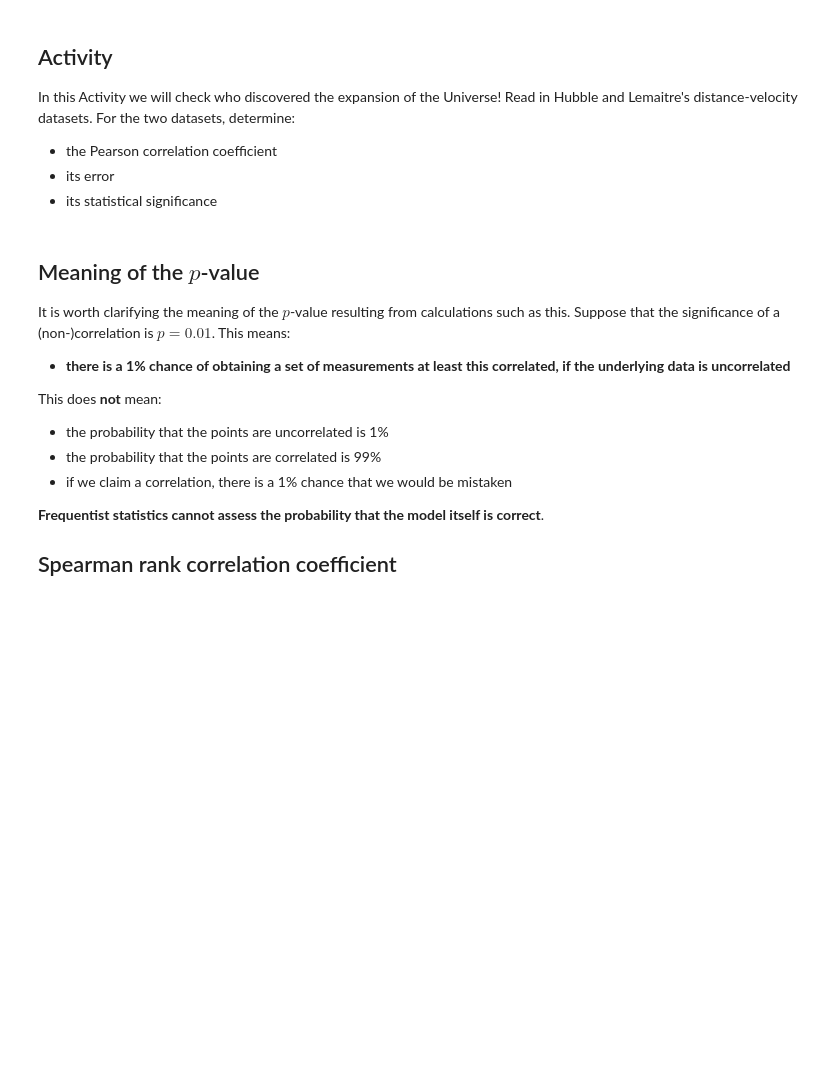
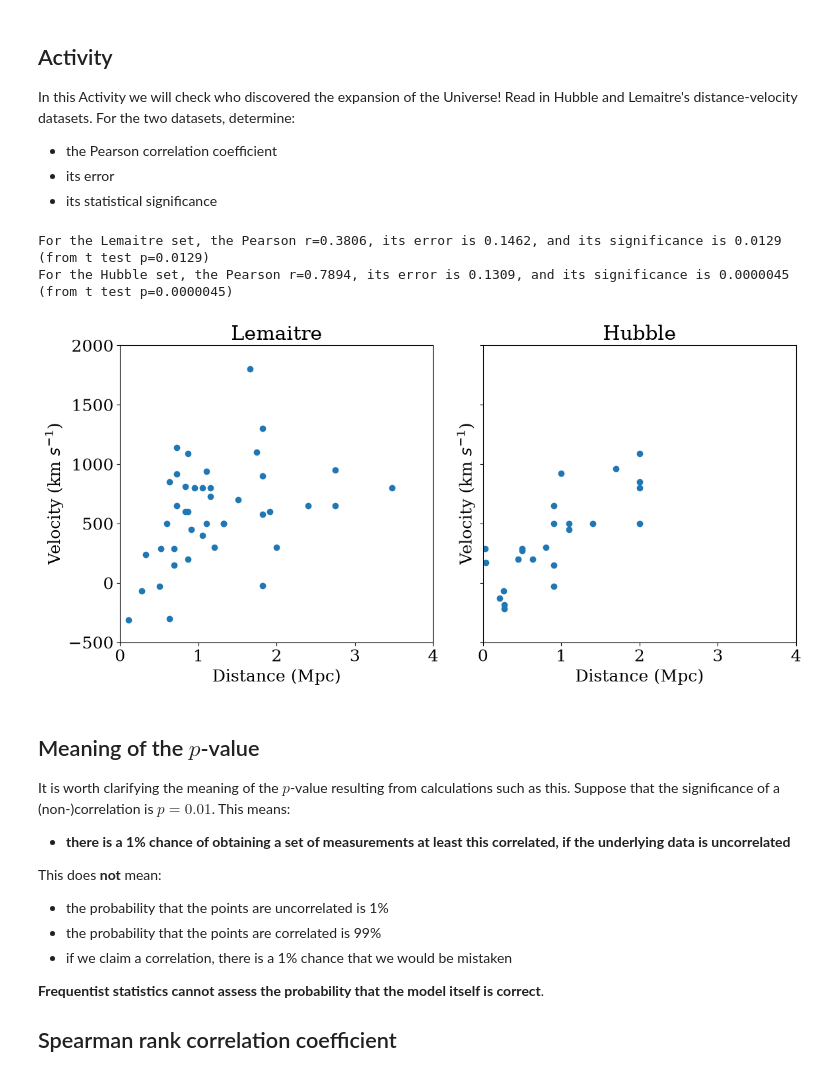
Before and after one commit to bray217/CAS_Stats_course_Sep_25, a Jupyter notebook: TO_CHANGE_Jupyter_notebooks/Notebook_Class2_CorrelationTesting.ipynb, the cells around one changed output. Cells and saved outputs as stored; diff of their text form; code cells hidden in the pictures; blank space fills up the shorter version.

```diff
--- a/TO_CHANGE_Jupyter_notebooks/Notebook_Class2_CorrelationTesting.ipynb
+++ b/TO_CHANGE_Jupyter_notebooks/Notebook_Class2_CorrelationTesting.ipynb
@@ -126,6 +136,46 @@ In this Activity we will check who discovered the expansion of the Universe!  Re
 - the Pearson correlation coefficient
 - its error
 - its statistical significance
+# %%
+lemaitre = np.loadtxt("../Datasets/lemaitre.dat")
+lemaitreDist = lemaitre[:,0]
+lemaitreVel = lemaitre[:,1]
+lemaitre_N = len(lemaitreVel)
+lemaitre_nu = lemaitre_N - 2
+
+hubble = np.loadtxt("../Datasets/hubble.dat")
+hubbleDist = hubble[:,0]
+hubbleVel = hubble[:,1]
+hubble_N = len(hubbleVel)
+hubble_nu = hubble_N - 2
+
+fig, ax = plt.subplots(1,2, figsize=(12,6), sharex=True, sharey=True)
+
+ax[0].scatter(lemaitreDist, lemaitreVel)
+ax[0].set(title = "Lemaitre", xlabel="Distance (Mpc)", ylabel=f"Velocity (km $s^{{-1}}$)", xlim=(0,4), ylim=(-500,2000))
+
+ax[1].scatter(hubbleDist,hubbleVel)
+ax[1].set(title = "Hubble", xlabel="Distance (Mpc)", ylabel=f"Velocity (km $s^{{-1}}$)")
+
+lemaitre_r, lemaitre_p = stats.pearsonr(lemaitreDist, lemaitreVel)
+lemaitre_r_sig = np.sqrt((1-lemaitre_r**2)/lemaitre_nu)
+
+lemaitre_t = lemaitre_r/lemaitre_r_sig
+lemaitre_p_from_t = 2* stats.t.sf(lemaitre_t, lemaitre_nu)
+
+print(f"For the Lemaitre set, the Pearson r={lemaitre_r:.4f}, its error is {lemaitre_r_sig:.4f}, and its significance is {lemaitre_p:.4f} (from t test p={lemaitre_p_from_t:.4f})")
+
+hubble_r, hubble_p = stats.pearsonr(hubbleDist, hubbleVel)
+hubble_r_sig = np.sqrt((1-hubble_r**2)/hubble_nu)
+
+hubble_t = hubble_r/hubble_r_sig
+hubble_p_from_t = 2* stats.t.sf(hubble_t, hubble_nu)
+
+print(f"For the Hubble set, the Pearson r={hubble_r:.4f}, its error is {hubble_r_sig:.4f}, and its significance is {hubble_p:.7f} (from t test p={hubble_p_from_t:.7f})")
+# %% [output]
+For the Lemaitre set, the Pearson r=0.3806, its error is 0.1462, and its significance is 0.0129 (from t test p=0.0129)
+For the Hubble set, the Pearson r=0.7894, its error is 0.1309, and its significance is 0.0000045 (from t test p=0.0000045)
+[figure, added]
 # %% [markdown]
 ## Meaning of the $p$-value
 
```
Also changed, not shown: parts of 10 cells of this notebook, 1 other file.
